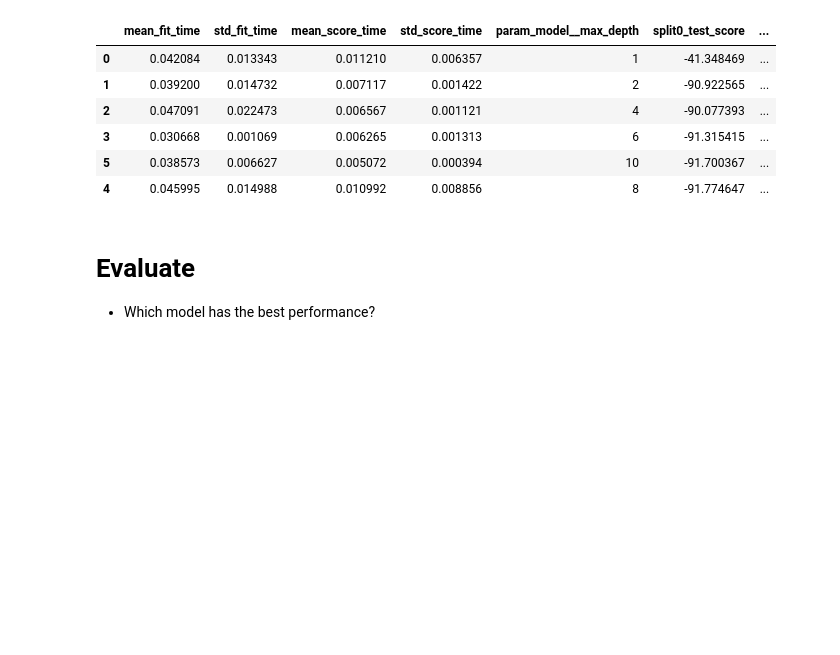
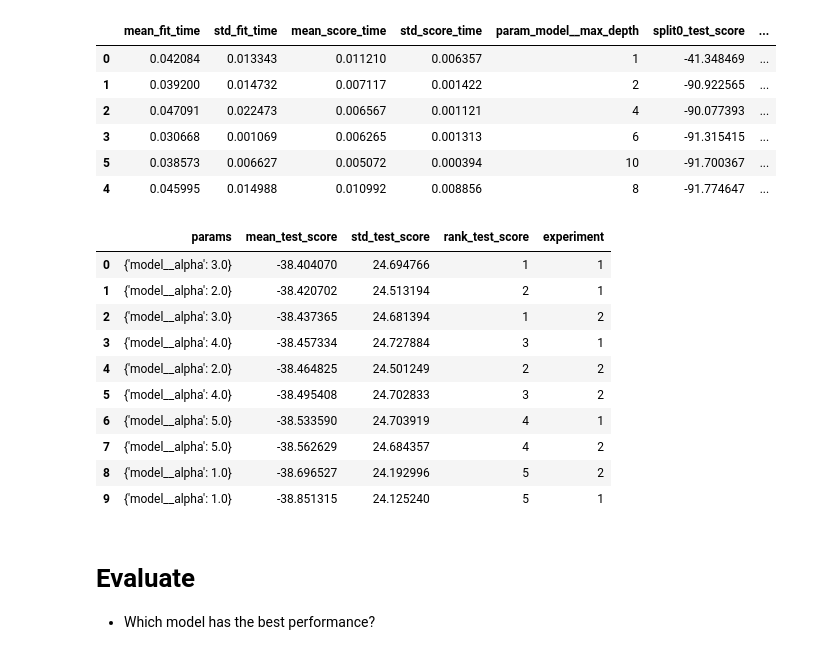
Before and after one commit to melcsk/production, a Jupyter notebook: 02_activities/assignments/assignment_2.ipynb, the cells around one changed output. Drawn from its saved outputs; the diff is of its cells as text; code cells hidden in the pictures; blank space fills up the shorter version.

Commit message:
Combine results from 4 experiments to evaluate best model pipeline and hyperparameter to use.

```diff
--- a/02_activities/assignments/assignment_2.ipynb
+++ b/02_activities/assignments/assignment_2.ipynb
@@ -546,6 +546,24 @@ res4[['mean_fit_time', 'std_fit_time', 'mean_score_time', 'std_score_time',
 | 3 | 0.030668 | 0.001069 | 0.006265 | 0.001313 | 6 | -91.315415 | ... |
 | 5 | 0.038573 | 0.006627 | 0.005072 | 0.000394 | 10 | -91.700367 | ... |
 | 4 | 0.045995 | 0.014988 | 0.010992 | 0.008856 | 8 | -91.774647 | ... |
+# %%
+# Concatenate results from 4 models to evaluate best model
+result_all = pd.concat([res1, res2, res3, res4])
+
+result_all[['params', 'mean_test_score',
+       'std_test_score', 'rank_test_score', 'experiment']].sort_values('mean_test_score', ascending = False).head(10).reset_index(drop=True)
+# %% [output]
+|  | params | mean_test_score | std_test_score | rank_test_score | experiment |
+| 0 | {'model__alpha': 3.0} | -38.404070 | 24.694766 | 1 | 1 |
+| 1 | {'model__alpha': 2.0} | -38.420702 | 24.513194 | 2 | 1 |
+| 2 | {'model__alpha': 3.0} | -38.437365 | 24.681394 | 1 | 2 |
+| 3 | {'model__alpha': 4.0} | -38.457334 | 24.727884 | 3 | 1 |
+| 4 | {'model__alpha': 2.0} | -38.464825 | 24.501249 | 2 | 2 |
+| 5 | {'model__alpha': 4.0} | -38.495408 | 24.702833 | 3 | 2 |
+| 6 | {'model__alpha': 5.0} | -38.533590 | 24.703919 | 4 | 1 |
+| 7 | {'model__alpha': 5.0} | -38.562629 | 24.684357 | 4 | 2 |
+| 8 | {'model__alpha': 1.0} | -38.696527 | 24.192996 | 5 | 2 |
+| 9 | {'model__alpha': 1.0} | -38.851315 | 24.125240 | 5 | 1 |
 # %% [markdown]
 # Evaluate
 
```
